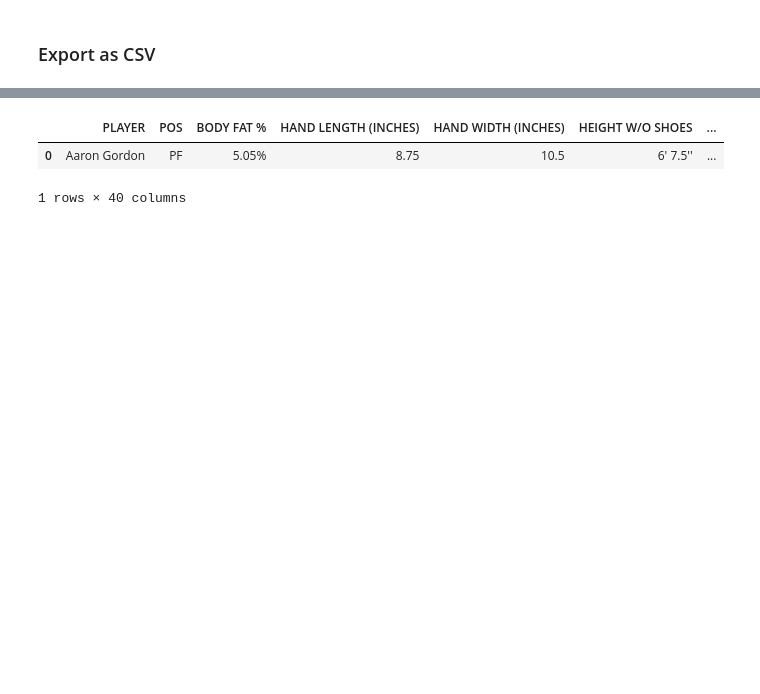
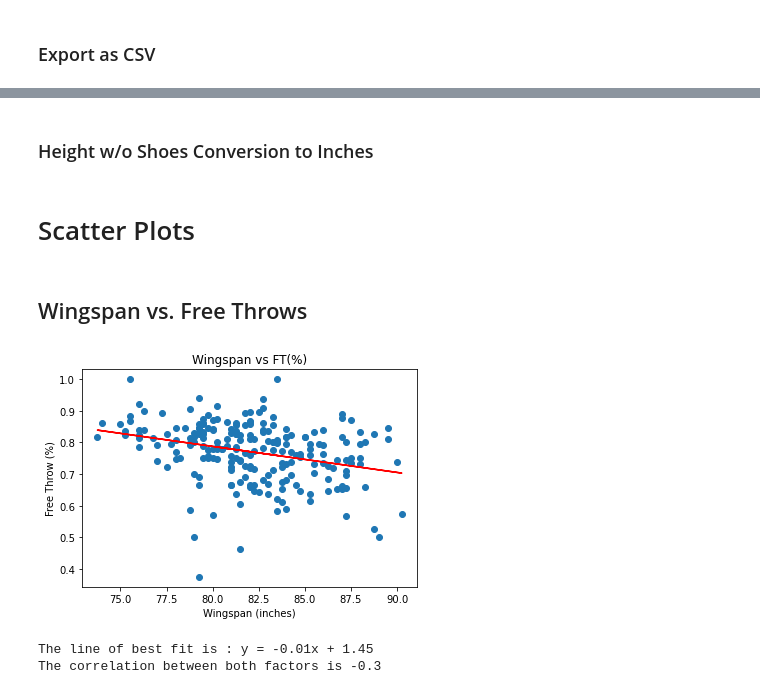
Before and after one commit to adithyav09/Group-APIs-Project, a Jupyter notebook: NBA_DATA.ipynb, the cells around one changed output, grey strips where cells are left out. Saved outputs shown, nothing was run; the diff lists cells and outputs as text; code cells hidden in the pictures; blank space fills up the shorter version.

```diff
--- a/NBA_DATA.ipynb
+++ b/NBA_DATA.ipynb
@@ -100,7 +92,2 @@ for wingspan in wingspan_list:
-# %%
-merged_data_df['WINGSPAN']=wingspan_convert
-merged_data_df.head(1)
-# %% [output]
-|  | PLAYER | POS | BODY FAT % | HAND LENGTH (INCHES) | HAND WIDTH (INCHES) | HEIGHT W/O SHOES | ... |
-| 0 | Aaron Gordon | PF | 5.05% | 8.75 | 10.5 | 6' 7.5'' | ... |
-1 rows × 40 columns
+# %% [markdown]
+### Height w/o Shoes Conversion to Inches
@@ -106,0 +106,23 @@ merged_data_df.head(1)
+# %% [markdown]
+# Scatter Plots
+# %% [markdown]
+## Wingspan vs. Free Throws
+# %%
+
+(slope, intercept, rvalue, pvalue, stderr) = linregress(wingspan_convert, merged_data_df['FT%'] )
+regress_values = np.array(wingspan_convert) * slope + intercept
+line_eq = "y = " + str(round(slope,2)) + "x + " + str(round(intercept,2))
+
+plt.plot(wingspan_convert,regress_values, color='red')
+plt.scatter(x=wingspan_convert, y=merged_data_df['FT%'])
+plt.ylabel('Free Throw (%)')
+plt.xlabel('Wingspan (inches)')
+plt.title("Wingspan vs FT(%)")
+plt.show()
+print(f"The line of best fit is : {line_eq}")
+correlation = st.pearsonr(wingspan_convert,merged_data_df['FT%'])
+print(f"The correlation between both factors is {round(correlation[0],2)}")
+# %% [output]
+[figure, added]
+The line of best fit is : y = -0.01x + 1.45
+The correlation between both factors is -0.3
```
Also changed, not shown: parts of 37 cells of this notebook.
